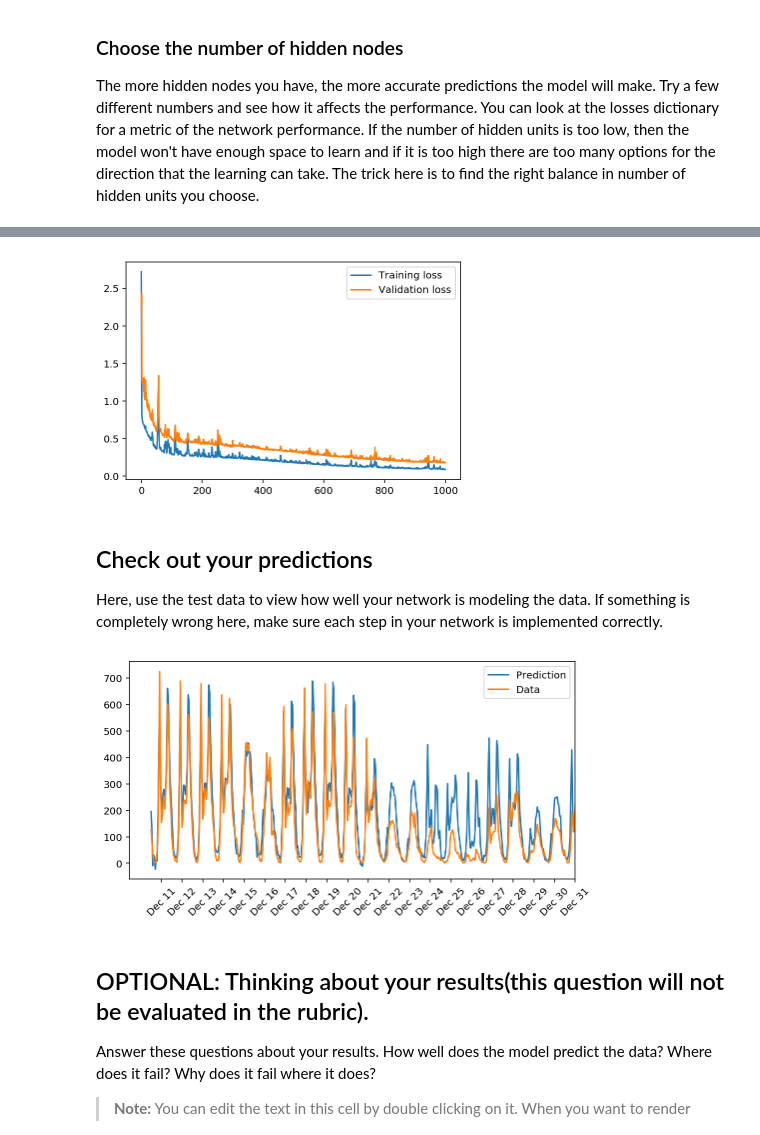
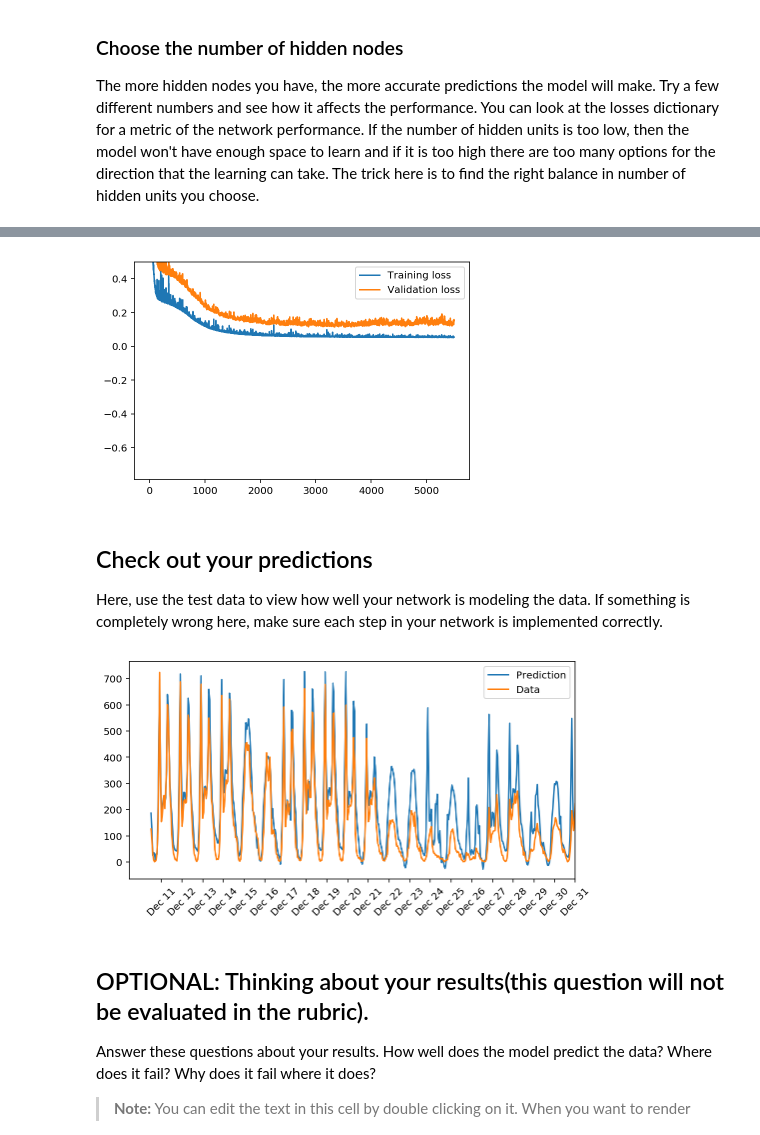
Before and after one commit to nkassis/bike-sharing-neural-network, a Jupyter notebook: DLND Your first neural network.ipynb, the cells around one changed output, grey strips where cells are left out. Saved outputs shown, nothing was run; the diff lists cells and outputs as text; code cells hidden in the pictures.

```diff
--- a/DLND Your first neural network.ipynb
+++ b/DLND Your first neural network.ipynb
@@ -295,17 +295,19 @@ This scales the size of weight updates. If this is too big, the weights tend to
 The more hidden nodes you have, the more accurate predictions the model will make. Try a few different numbers and see how it affects the performance. You can look at the losses dictionary for a metric of the network performance. If the number of hidden units is too low, then the model won't have enough space to learn and if it is too high there are too many options for the direction that the learning can take. The trick here is to find the right balance in number of hidden units you choose.
 # %%
 import sys
+from sklearn.model_selection import GridSearchCV
 
 ### Set the hyperparameters here ###
-iterations = 1000
-learning_rate = 1.5
-hidden_nodes = 5
+iterations = 5500
+learning_rate = 1.0
+hidden_nodes = 12
 output_nodes = 1
 
 N_i = train_features.shape[1]
 network = NeuralNetwork(N_i, hidden_nodes, output_nodes, learning_rate)
 
 losses = {'train':[], 'validation':[]}
+
 for ii in range(iterations):
     # Go through a random batch of 128 records from the training data set
     batch = np.random.choice(train_features.index, size=128)
@@ -328,10 +330,10 @@ Progress: 99.9% ... Training loss: 0.090 ... Validation loss: 0.183
 # %%
 plt.plot(losses['train'], label='Training loss')
 plt.plot(losses['validation'], label='Validation loss')
 plt.legend()
-_ = plt.ylim()
+_ = plt.ylim(ymax = 0.5)
 # %% [output]
-[figure, old version]
+[figure, new version]
 # %% [markdown]
 ## Check out your predictions
 
@@ -351,7 +353,7 @@ dates = dates.apply(lambda d: d.strftime('%b %d'))
 ax.set_xticks(np.arange(len(dates))[12::24])
 _ = ax.set_xticklabels(dates[12::24], rotation=45)
 # %% [output]
-[figure, old version]
+[figure, new version]
 # %% [markdown]
 ## OPTIONAL: Thinking about your results(this question will not be evaluated in the rubric).
 
```
Also changed, not shown: parts of 1 cell of this notebook, 5 other files.
